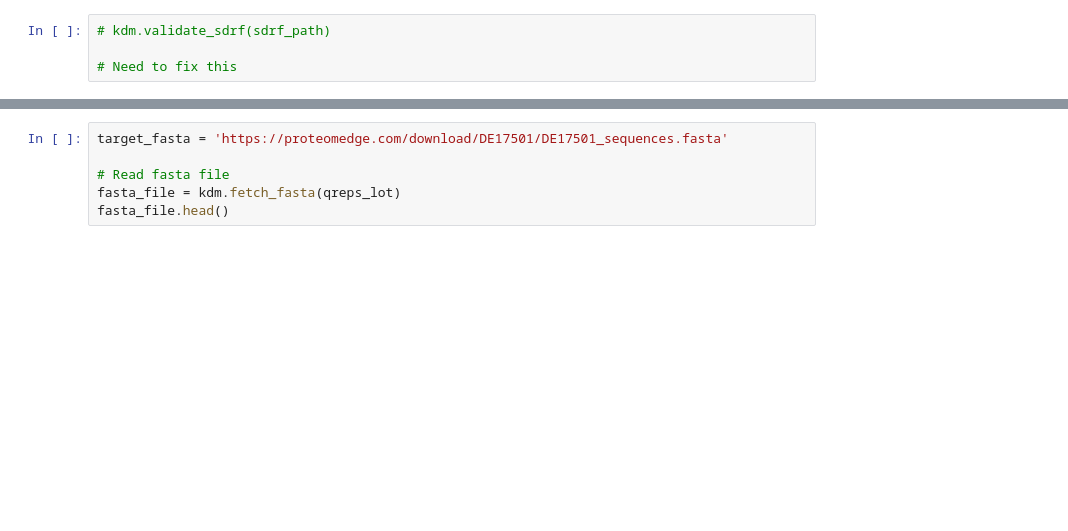
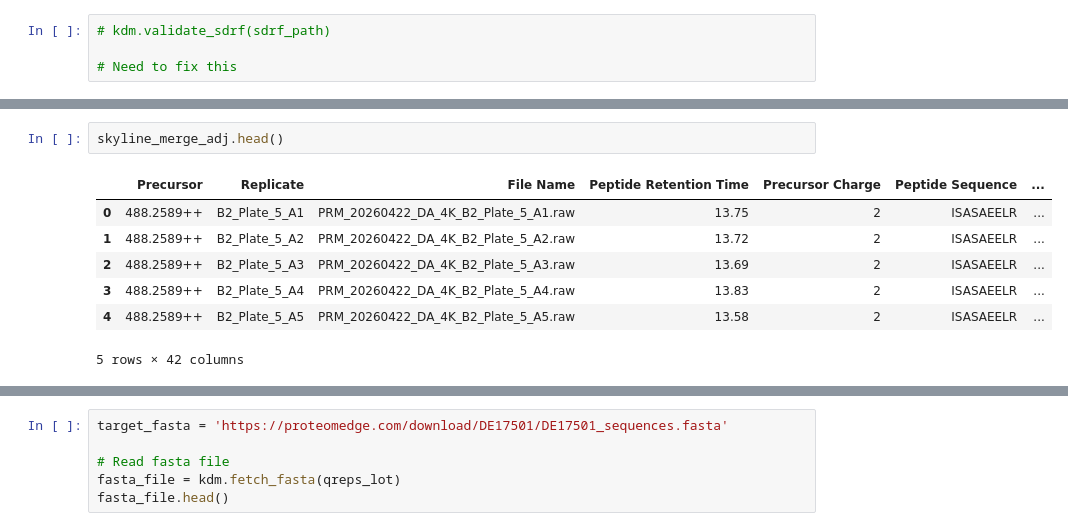
Before and after one commit to thanadol-git/kardemumma, a Jupyter notebook: ratio_DA4K.ipynb, the cells around one changed output, grey strips where cells are left out. Drawn from its saved outputs; the diff is of its cells as text; blank space fills up the shorter version.

```diff
--- a/ratio_DA4K.ipynb
+++ b/ratio_DA4K.ipynb
@@ -241,0 +475,10 @@ skyline_merge_adj.head()
+# %%
+skyline_merge_adj.head()
+# %% [output]
+|  | Precursor | Replicate | File Name | Peptide Retention Time | Precursor Charge | Peptide Sequence | ... |
+| 0 | 488.2589++ | B2_Plate_5_A1 | PRM_20260422_DA_4K_B2_Plate_5_A1.raw | 13.75 | 2 | ISASAEELR | ... |
+| 1 | 488.2589++ | B2_Plate_5_A2 | PRM_20260422_DA_4K_B2_Plate_5_A2.raw | 13.72 | 2 | ISASAEELR | ... |
+| 2 | 488.2589++ | B2_Plate_5_A3 | PRM_20260422_DA_4K_B2_Plate_5_A3.raw | 13.69 | 2 | ISASAEELR | ... |
+| 3 | 488.2589++ | B2_Plate_5_A4 | PRM_20260422_DA_4K_B2_Plate_5_A4.raw | 13.83 | 2 | ISASAEELR | ... |
+| 4 | 488.2589++ | B2_Plate_5_A5 | PRM_20260422_DA_4K_B2_Plate_5_A5.raw | 13.58 | 2 | ISASAEELR | ... |
+5 rows × 42 columns
```
Also changed, not shown: parts of 40 cells of this notebook.
